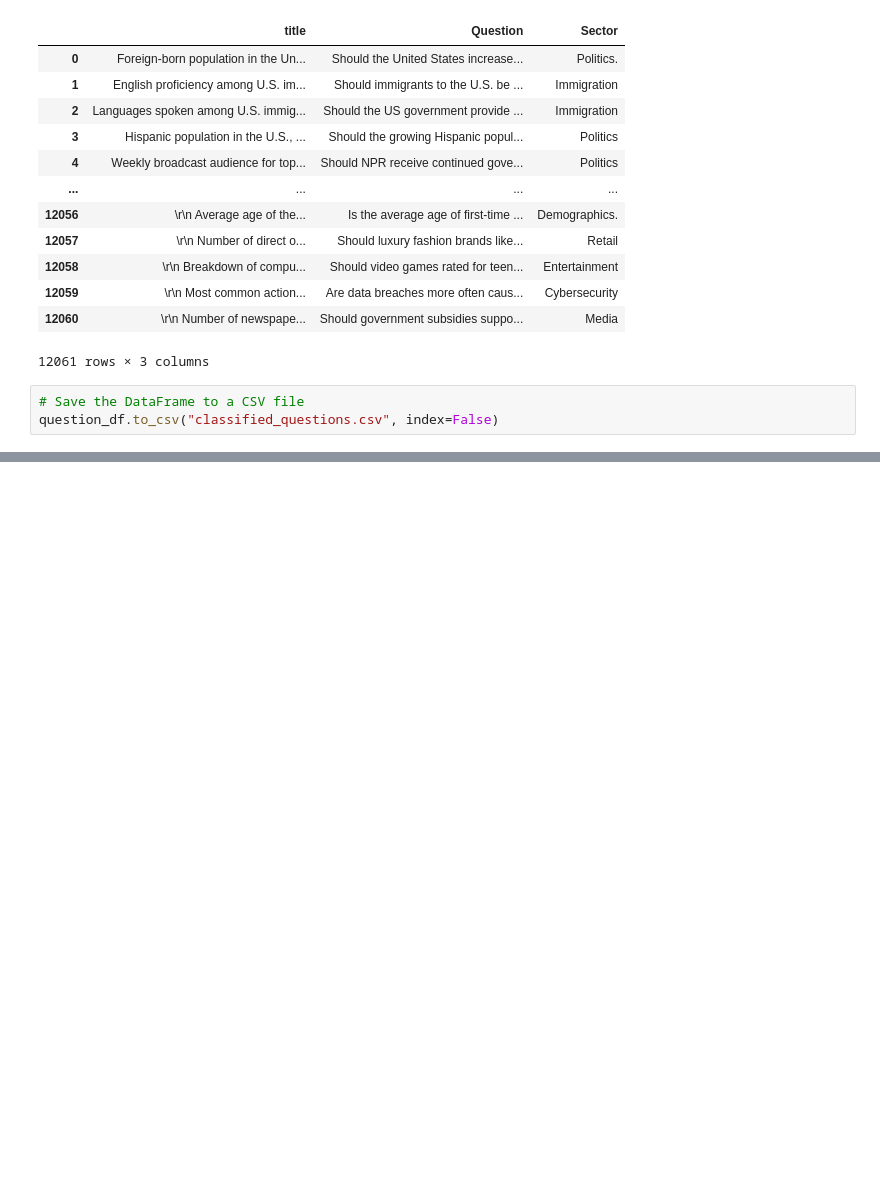
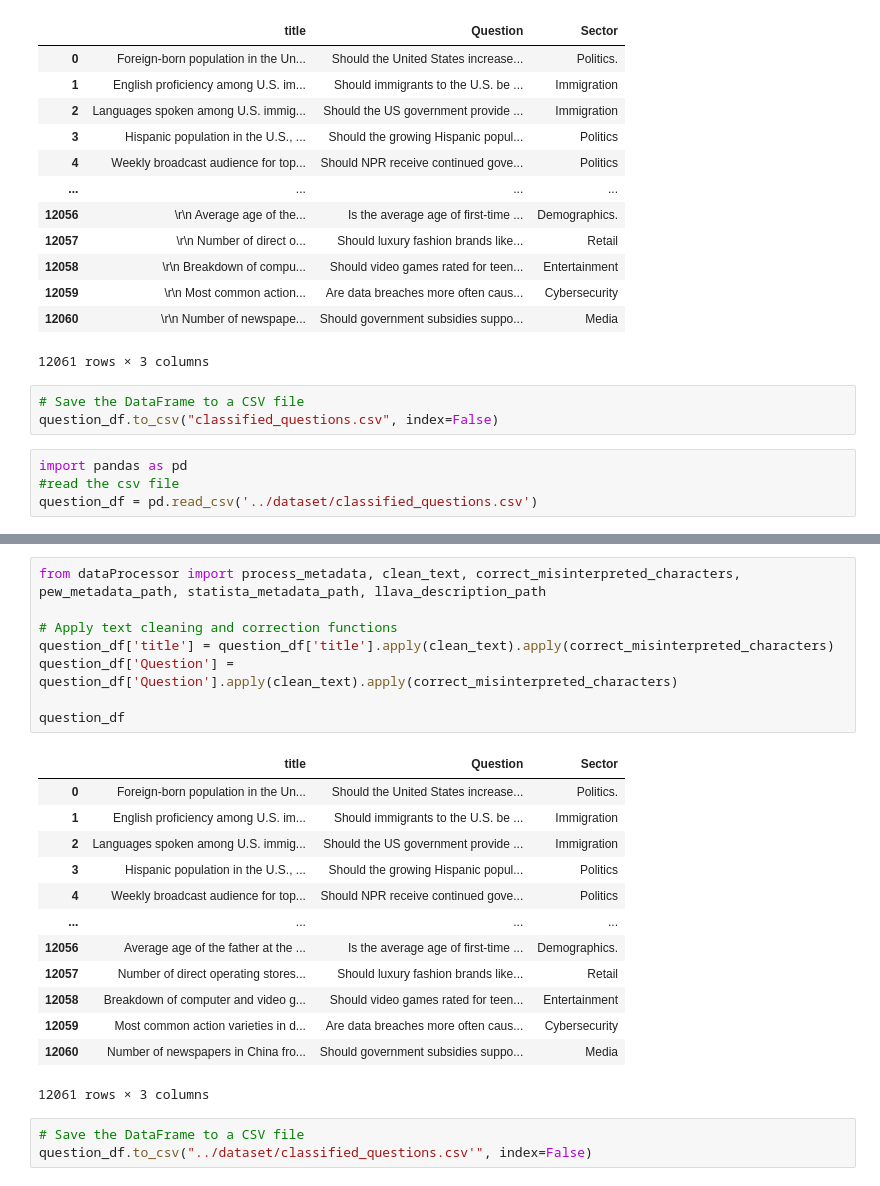
Before and after one commit to mleshashi/thesis-sharma, a Jupyter notebook: ElasticSearch/questions.ipynb, the cells around one changed output, grey strips where cells are left out. Cells and saved outputs as stored; diff of their text form; blank space fills up the shorter version.

```diff
--- a/ElasticSearch/questions.ipynb
+++ b/ElasticSearch/questions.ipynb
@@ -140,3 +140,7 @@ question_df
 # %%
 # Save the DataFrame to a CSV file
 question_df.to_csv("classified_questions.csv", index=False)
+# %%
+import pandas as pd
+#read the csv file
+question_df = pd.read_csv('../dataset/classified_questions.csv')
@@ -142,0 +163,25 @@ question_df.to_csv("classified_questions.csv", index=False)
+# %%
+from dataProcessor import process_metadata, clean_text, correct_misinterpreted_characters, pew_metadata_path, statista_metadata_path, llava_description_path
+
+# Apply text cleaning and correction functions
+question_df['title'] = question_df['title'].apply(clean_text).apply(correct_misinterpreted_characters)
+question_df['Question'] = question_df['Question'].apply(clean_text).apply(correct_misinterpreted_characters)
+
+question_df
+# %% [output]
+|  | title | Question | Sector |
+| 0 | Foreign-born population in the Un... | Should the United States increase... | Politics. |
+| 1 | English proficiency among U.S. im... | Should immigrants to the U.S. be ... | Immigration |
+| 2 | Languages spoken among U.S. immig... | Should the US government provide ... | Immigration |
+| 3 | Hispanic population in the U.S., ... | Should the growing Hispanic popul... | Politics |
+| 4 | Weekly broadcast audience for top... | Should NPR receive continued gove... | Politics |
+| ... | ... | ... | ... |
+| 12056 | Average age of the father at the ... | Is the average age of first-time ... | Demographics. |
+| 12057 | Number of direct operating stores... | Should luxury fashion brands like... | Retail |
+| 12058 | Breakdown of computer and video g... | Should video games rated for teen... | Entertainment |
+| 12059 | Most common action varieties in d... | Are data breaches more often caus... | Cybersecurity |
+| 12060 | Number of newspapers in China fro... | Should government subsidies suppo... | Media |
+12061 rows × 3 columns
+# %%
+# Save the DataFrame to a CSV file
+question_df.to_csv("../dataset/classified_questions.csv'", index=False)
```
Also changed, not shown: parts of 1 cell of this notebook, 7 other files.
